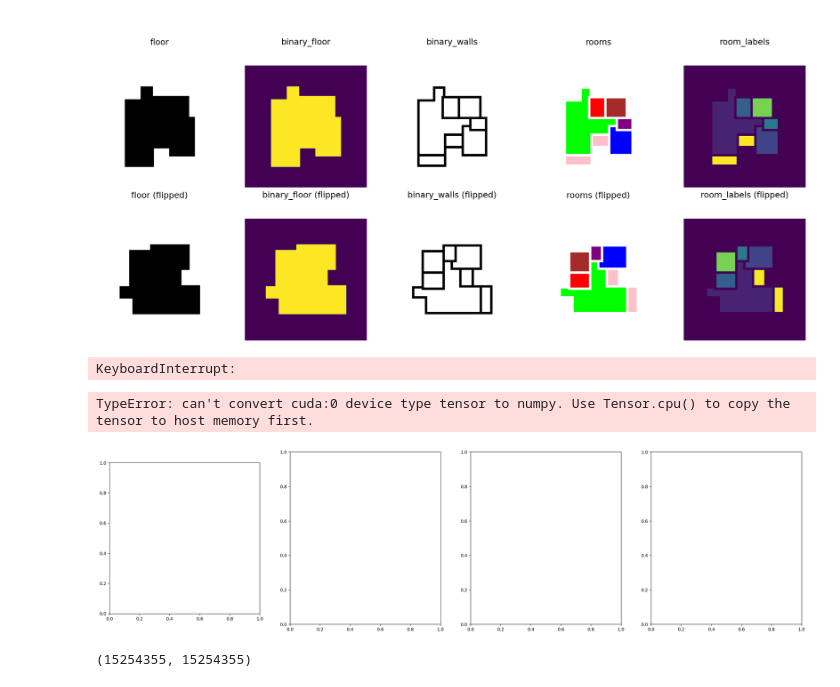
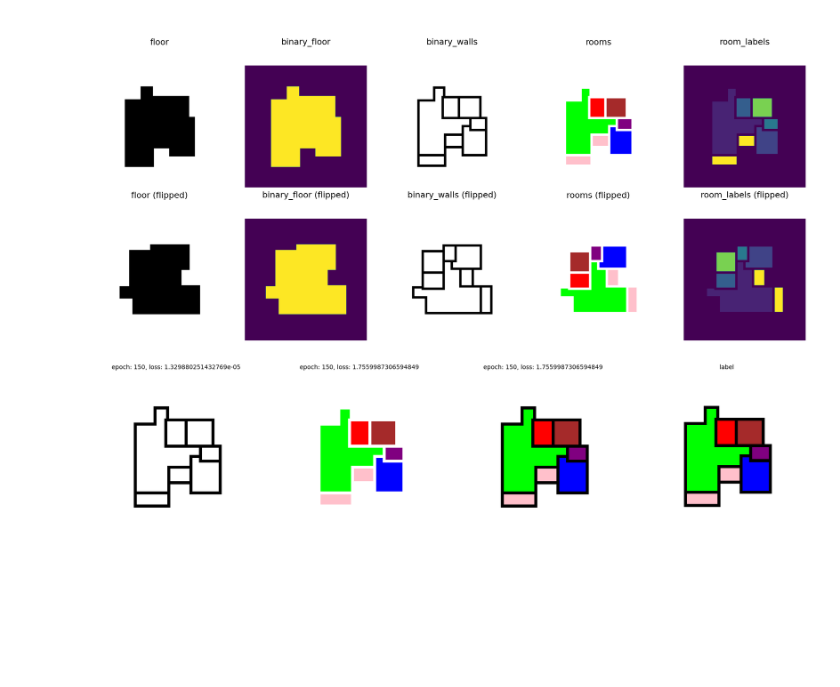
Before and after one commit to PARKCHEOLHEE-lab/plan-generator, a Jupyter notebook: plan_generator/notebooks/sanity-checking.ipynb, the cells around one changed output. Saved outputs shown, nothing was run; the diff lists cells and outputs as text; code cells hidden in the pictures; blank space fills up the shorter version.

```diff
--- a/plan_generator/notebooks/train.ipynb
+++ b/plan_generator/notebooks/sanity-checking.ipynb
@@ -20,3 +20,6 @@ from plan_generator.src.data import PlanDataCreator
+# %%
+plan_dataset = PlanDataset()
+plan_dataloader = PlanDataLoader(plan_dataset)
 # %%
 image_names = os.listdir(Configuration.DATA_PATH)
 
@@ -155,16 +158,16 @@ from scipy import stats
 
 channels_step = [64, 128, 256, 512, 1024]
 
-wall_generator = WallGenerator(in_channels=1, out_channels=1, channels_step=channels_step, size=256, repeat=5)
+wall_generator = WallGenerator(in_channels=1, out_channels=1, channels_step=channels_step, size=256, encoder_repeat=5)
 wall_generator_loss_function = nn.BCELoss()
 wall_generator_optimizer = torch.optim.Adam(wall_generator.parameters(), lr=0.0002)
 
 room_allocator = RoomAllocator(
     in_channels=1,
     out_channels=LabelsNew.NUM_CLASSES.value,
-    channels_step=channels_step,
+    channels_step=[64, 128, 256, 512, 768, 896, 1024],
     size=256,
-    repeat=5
+    encoder_repeat=5
 )
 
 room_allocator_loss_function = nn.CrossEntropyLoss()
@@ -246,65 +249,31 @@ for epoch in range(1, 150 + 1):
         original_walls_and_rooms_channel_3[:, :, 1][walls_np == 1] = Colors.BLACK.value[1]
         original_walls_and_rooms_channel_3[:, :, 2][walls_np == 1] = Colors.BLACK.value[2]
 
         for label, color in Colors.COLOR_MAP_NEW.value.items():
             mask = rooms_np == label
             original_walls_and_rooms_channel_3[:, :, 0][mask] = color[0]
             original_walls_and_rooms_channel_3[:, :, 1][mask] = color[1]
             original_walls_and_rooms_channel_3[:, :, 2][mask] = color[2]
 
         fig, axes = plt.subplots(1, 4, figsize=(21, 7))
         ax_1, ax_2, ax_3, ax_4 = axes.flatten()
         ax_1.imshow(walls_to_visualize, cmap="gray")  # Assuming single-channel output
         ax_1.axis('off')
         ax_1.set_title(f"epoch: {epoch}, loss: {wall_generator_loss.item()} \n", fontsize=10)
 
         ax_2.imshow(rooms_channel_3)
         ax_2.axis('off')
         ax_2.set_title(f"epoch: {epoch}, loss: {room_allocator_loss.item()} \n", fontsize=10)
 
         ax_3.imshow(walls_and_rooms)
         ax_3.axis('off')
         ax_3.set_title(f"epoch: {epoch}, loss: {room_allocator_loss.item()} \n", fontsize=10)
 
         ax_4.imshow(original_walls_and_rooms_channel_3)
         ax_4.axis('off')
         ax_4.set_title(f"label \n", fontsize=10)
 
         plt.show()
         clear_output(wait=True)
-
-    #     break
-    # break
 # %% [output]
-KeyboardInterrupt:
+[figure, added]
-# %%
-import cv2
-
-fig, axes = plt.subplots(1, 4, figsize=(28,7))
-ax_1, ax_2, ax_3, ax_4 = axes.flatten()
-
-ax_1.imshow(walls_to_visualize, cmap="gray")
-
-# Convert walls_to_visualize to uint8
-walls_to_visualize_uint8 = walls_to_visualize.astype(np.uint8)
-
-kernel = np.ones((4, 4), np.uint8)
-
-img_erosion = cv2.erode(walls_to_visualize_uint8, kernel, iterations=1)
-ax_2.imshow(img_erosion, cmap="gray")
-
-img_dilation = cv2.dilate(walls_to_visualize_uint8, kernel, iterations=1)
-ax_3.imshow(img_dilation, cmap="gray")
-
-img_erosion_and_dilation = cv2.erode(walls_to_visualize_uint8, kernel, iterations=1)
-img_erosion_and_dilation = cv2.dilate(img_erosion_and_dilation, kernel, iterations=1)
-ax_4.imshow(img_erosion_and_dilation, cmap="gray")
-
-plt.show()
-# %% [output]
-TypeError: can't convert cuda:0 device type tensor to numpy. Use Tensor.cpu() to copy the tensor to host memory first.
-[figure, removed]
-# %%
-walls_to_visualize_uint8.sum(), img_erosion_and_dilation.sum()
-# %% [output]
-(15254355, 15254355)
```
Also changed, not shown: parts of 1 cell of this notebook.
